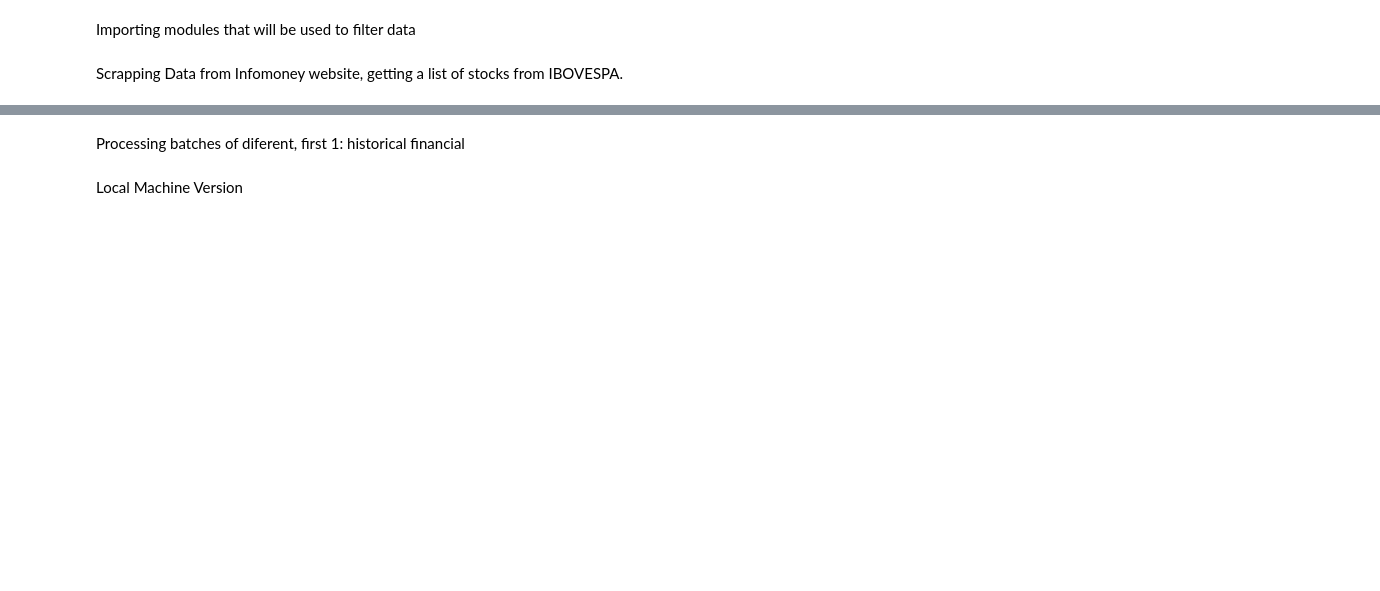
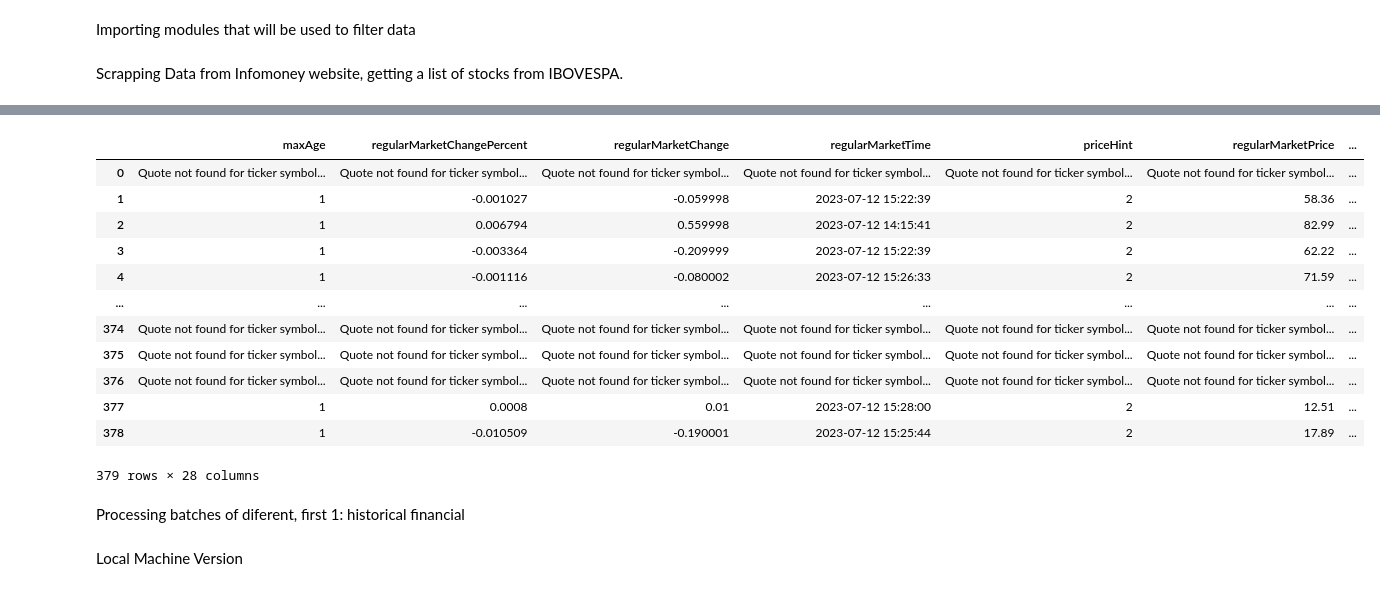
Before and after one commit to andrew3690/F-A_root_project, a Jupyter notebook: notebooks/Scripts - Price/Data_Ac.ipynb, the cells around one changed output, grey strips where cells are left out. Drawn from its saved outputs; the diff is of its cells as text; code cells hidden in the pictures; blank space fills up the shorter version.

```diff
--- a/notebooks/Scripts - Price/Data_Ac.ipynb
+++ b/notebooks/Scripts - Price/Data_Ac.ipynb
@@ -155,3 +198,21 @@ AttributeError: 'DataFrame' object has no attribute 'append'
+# %%
+historical_data = Process(20,tkrs,4)
+
+historical_data
+# %% [output]
+|  | maxAge | regularMarketChangePercent | regularMarketChange | regularMarketTime | priceHint | regularMarketPrice | ... |
+| 0 | Quote not found for ticker symbol... | Quote not found for ticker symbol... | Quote not found for ticker symbol... | Quote not found for ticker symbol... | Quote not found for ticker symbol... | Quote not found for ticker symbol... | ... |
+| 1 | 1 | -0.001027 | -0.059998 | 2023-07-12 15:22:39 | 2 | 58.36 | ... |
+| 2 | 1 | 0.006794 | 0.559998 | 2023-07-12 14:15:41 | 2 | 82.99 | ... |
+| 3 | 1 | -0.003364 | -0.209999 | 2023-07-12 15:22:39 | 2 | 62.22 | ... |
+| 4 | 1 | -0.001116 | -0.080002 | 2023-07-12 15:26:33 | 2 | 71.59 | ... |
+| ... | ... | ... | ... | ... | ... | ... | ... |
+| 374 | Quote not found for ticker symbol... | Quote not found for ticker symbol... | Quote not found for ticker symbol... | Quote not found for ticker symbol... | Quote not found for ticker symbol... | Quote not found for ticker symbol... | ... |
+| 375 | Quote not found for ticker symbol... | Quote not found for ticker symbol... | Quote not found for ticker symbol... | Quote not found for ticker symbol... | Quote not found for ticker symbol... | Quote not found for ticker symbol... | ... |
+| 376 | Quote not found for ticker symbol... | Quote not found for ticker symbol... | Quote not found for ticker symbol... | Quote not found for ticker symbol... | Quote not found for ticker symbol... | Quote not found for ticker symbol... | ... |
+| 377 | 1 | 0.0008 | 0.01 | 2023-07-12 15:28:00 | 2 | 12.51 | ... |
+| 378 | 1 | -0.010509 | -0.190001 | 2023-07-12 15:25:44 | 2 | 17.89 | ... |
+379 rows × 28 columns
 # %% [markdown]
 Processing batches of diferent, first 1: historical financial
 # %%
```
Also changed, not shown: parts of 11 cells of this notebook, 4 other files.
